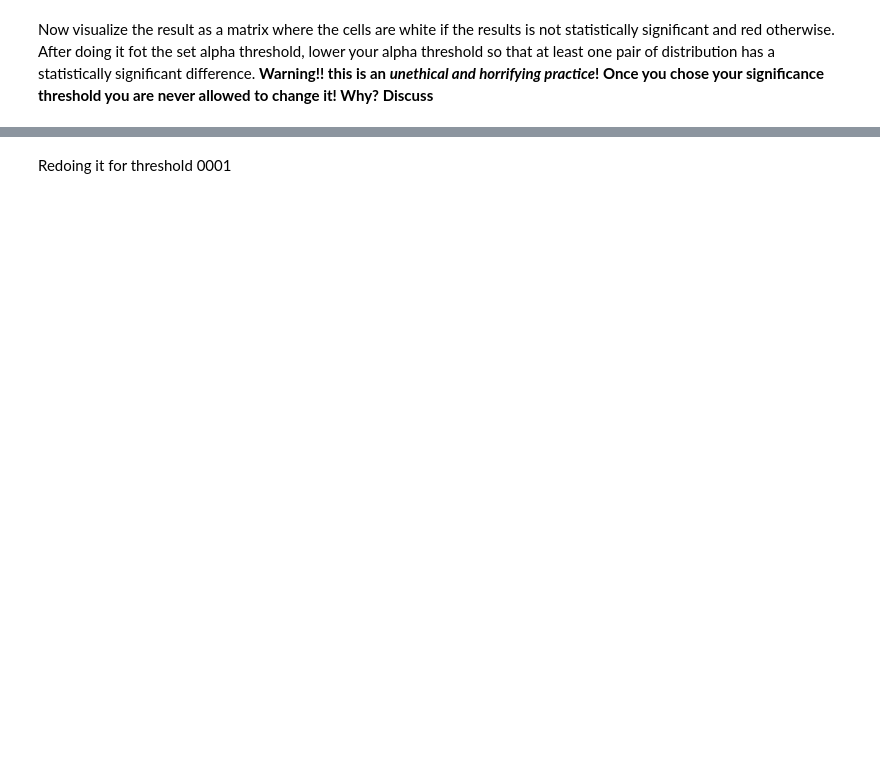
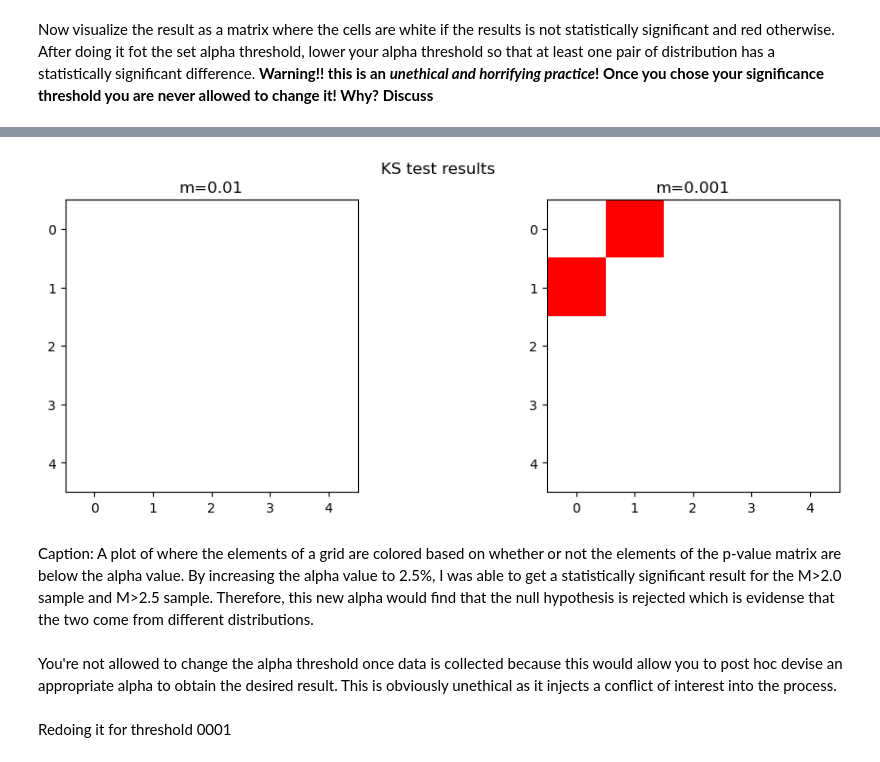
Before and after one commit to wtaranto/DSPS_wtaranto, a Jupyter notebook: HW3/KS_earthquakes_instructions.ipynb, the cells around one changed output, grey strips where cells are left out. Saved outputs shown, nothing was run; the diff lists cells and outputs as text; code cells hidden in the pictures; blank space fills up the shorter version.

```diff
--- a/HW3/KS_earthquakes_instructions.ipynb
+++ b/HW3/KS_earthquakes_instructions.ipynb
@@ -434,2 +570,37 @@ After doing it fot the set alpha threshold, lower your alpha threshold so that a
+# %%
+# Setting alpha to a new round number greater than the found
+alpha = 2.5 # in percent
+
+statsig001 = ks_001 < alpha
+rgbmap001 = np.zeros((*statsig001.shape, 3))
+rgbmap001[statsig001] = [1,0,0]
+rgbmap001[~statsig001] = [1,1,1]
+statsig0001 = ks_0001 <= alpha
+rgbmap0001 = np.zeros((*statsig001.shape, 3))
+rgbmap0001[statsig0001] = [1,0,0]
+rgbmap0001[~statsig0001] = [1,1,1]
+
+
+
+fig = plt.figure(figsize=(12, 4))
+gs = gridspec.GridSpec(1, 2)
+
+ax1 = fig.add_subplot(gs[0, 0])
+ax2 = fig.add_subplot(gs[0, 1])
+
+im1 = ax1.imshow(rgbmap001);
+ax1.set_title('m=0.01')
+im2 = ax2.imshow(rgbmap0001);
+ax2.set_title('m=0.001')
+
+# cbar_ax = fig.add_subplot(gs[0, 2])
+# fig.colorbar(im1, cax=cbar_ax)
+fig.suptitle("KS test results");
+# %% [output]
+[figure, added]
+# %% [markdown]
+Caption: A plot of where the elements of a grid are colored based on whether or not the elements of the p-value matrix are below the alpha value. By increasing the alpha value to 2.5%, I was able to get a statistically significant result for the M>2.0 sample and M>2.5 sample. Therefore, this new alpha would find that the null hypothesis is rejected which is evidense that the two come from different distributions.
+# %% [markdown]
+You're not allowed to change the alpha threshold once data is collected because this would allow you to post hoc devise an appropriate alpha to obtain the desired result. This is obviously unethical as it injects a conflict of interest into the process.
 # %% [markdown]
 Redoing it for threshold 0001
```
Also changed, not shown: parts of 31 cells of this notebook.
